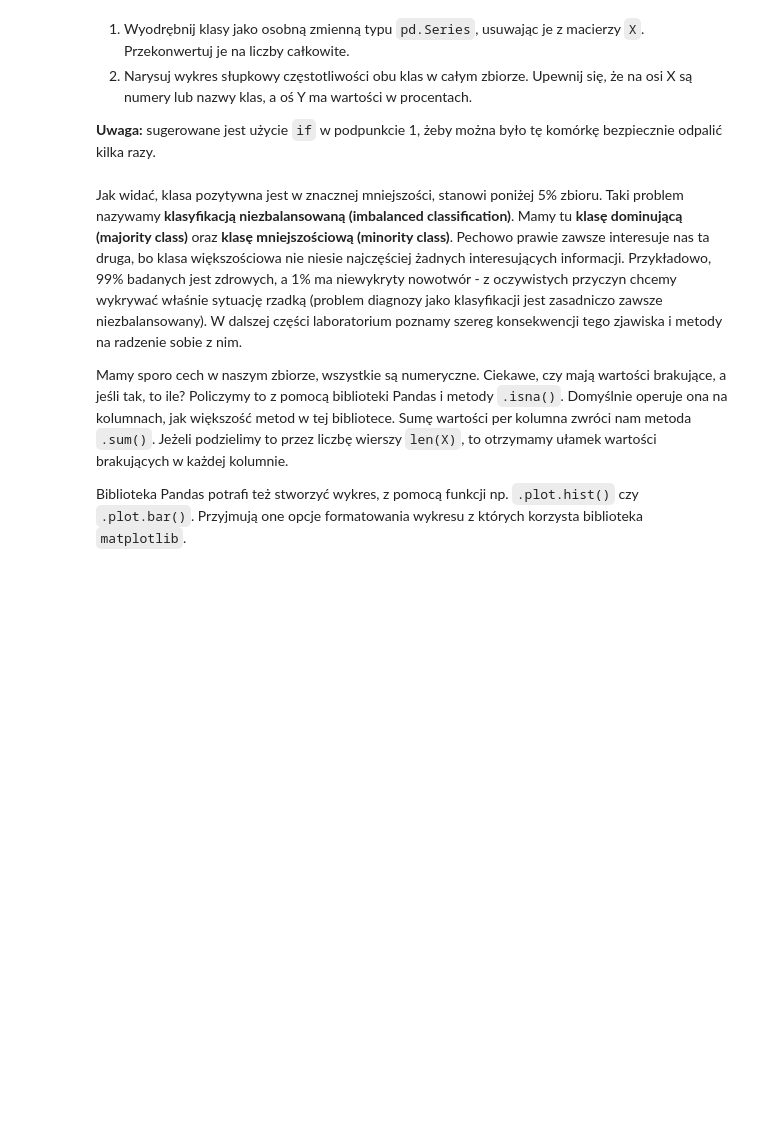
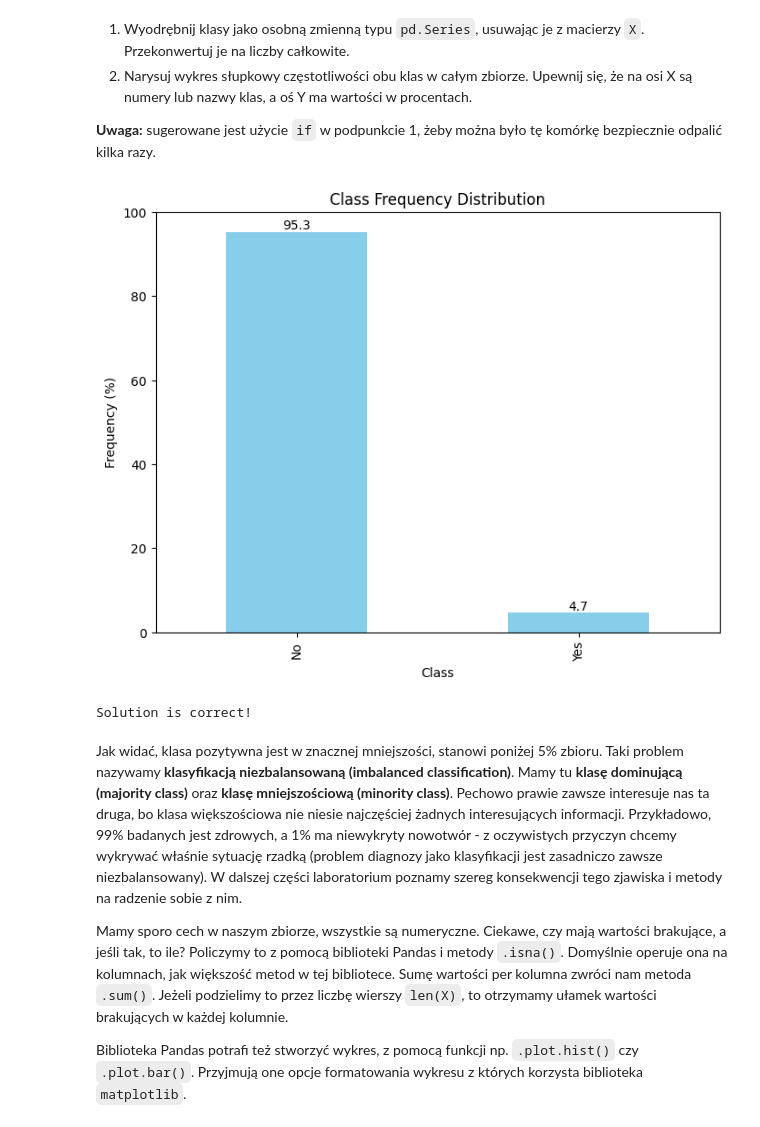
Before and after one commit to Jeremylaby/Podstawy-SI, a Jupyter notebook: lab2/lab_2.ipynb, the cells around one changed output. Drawn from its saved outputs; the diff is of its cells as text; code cells hidden in the pictures; blank space fills up the shorter version.

```diff
--- a/lab2/lab_2.ipynb
+++ b/lab2/lab_2.ipynb
@@ -61,7 +125,40 @@ DataFrame zawiera 64 atrybuty numeryczne o zróżnicowanych rozkładach wartośc
+# %%
+# your_code
+import matplotlib.pyplot as plt
+if "class" in X.columns:
+  y = pd.Series(X.pop("class").astype(int))
+
+
+# class_counts = y.value_counts(normalize=True) * 100
+# frequencies = class_counts.values
+
+# plt.figure(figsize=(8, 6))
+# classes =["Yes","No"]
+# plt.bar(classes, frequencies, color="skyblue")
+
+
+# plt.xlabel("Class")
+# plt.ylabel("Frequency (%)")
+# plt.title("Class Frequency Distribution")
+
+# for i, value in enumerate(frequencies):
+#     plt.text(classes[i], value + 1, f"{value:.1f}%", ha='center')
+
+# plt.show()
+class_counts = y.value_counts(normalize=True) * 100
+class_counts.index = ["No", "Yes"]
+ax = class_counts.plot.bar(color="skyblue", figsize=(8, 6), title="Class Frequency Distribution",ylabel="Frequency (%)",xlabel="Class")
+for container in ax.containers:
+    labels = [f"{v:.1f}" for v in container.datavalues]
+    ax.bar_label(container, labels=labels)
+# %% [output]
+[figure, added]
 # %%
 assert "class" not in X.columns
 
 print("Solution is correct!")
+# %% [output]
+Solution is correct!
 # %% [markdown]
 Jak widać, klasa pozytywna jest w znacznej mniejszości, stanowi poniżej 5% zbioru. Taki problem nazywamy **klasyfikacją niezbalansowaną (imbalanced classification)**. Mamy tu **klasę dominującą (majority class)** oraz **klasę mniejszościową (minority class)**. Pechowo prawie zawsze interesuje nas ta druga, bo klasa większościowa nie niesie najczęściej żadnych interesujących informacji. Przykładowo, 99% badanych jest zdrowych, a 1% ma niewykryty nowotwór - z oczywistych przyczyn chcemy wykrywać właśnie sytuację rzadką (problem diagnozy jako klasyfikacji jest zasadniczo zawsze niezbalansowany). W dalszej części laboratorium poznamy szereg konsekwencji tego zjawiska i metody na radzenie sobie z nim.
 
```
Also changed, not shown: parts of 31 cells of this notebook.
